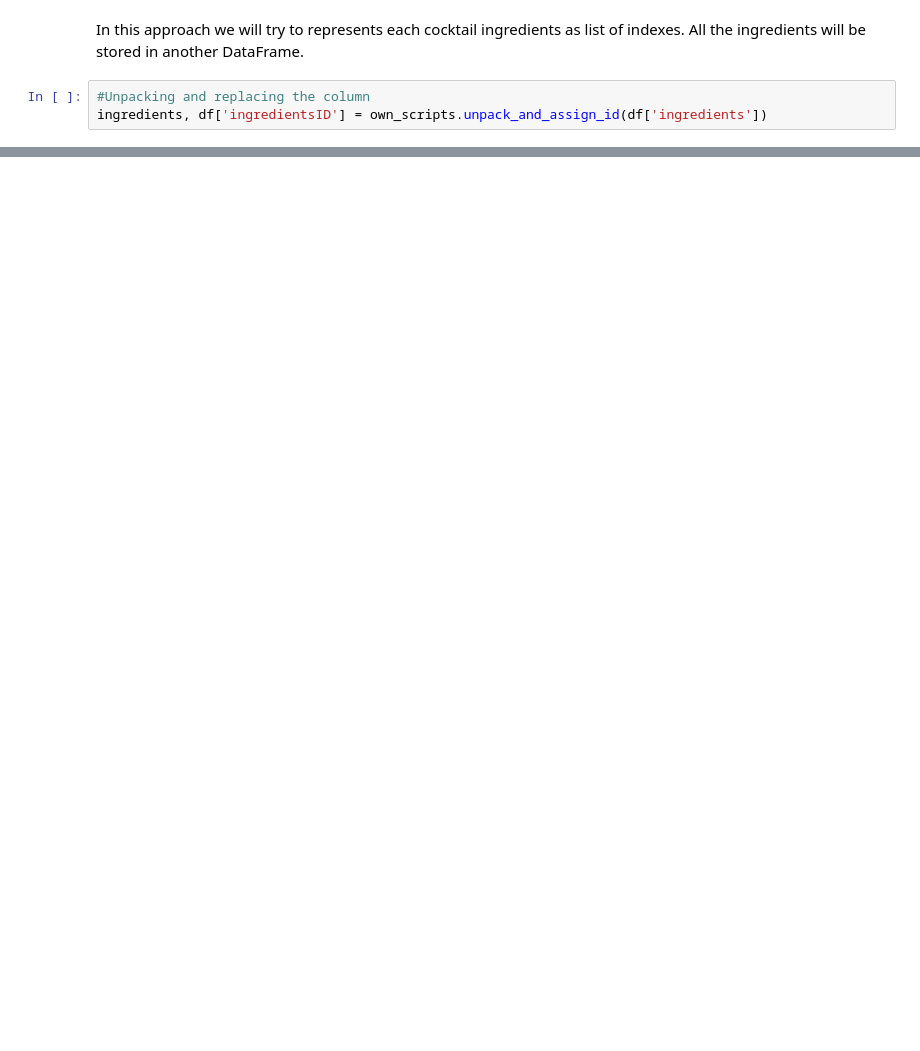
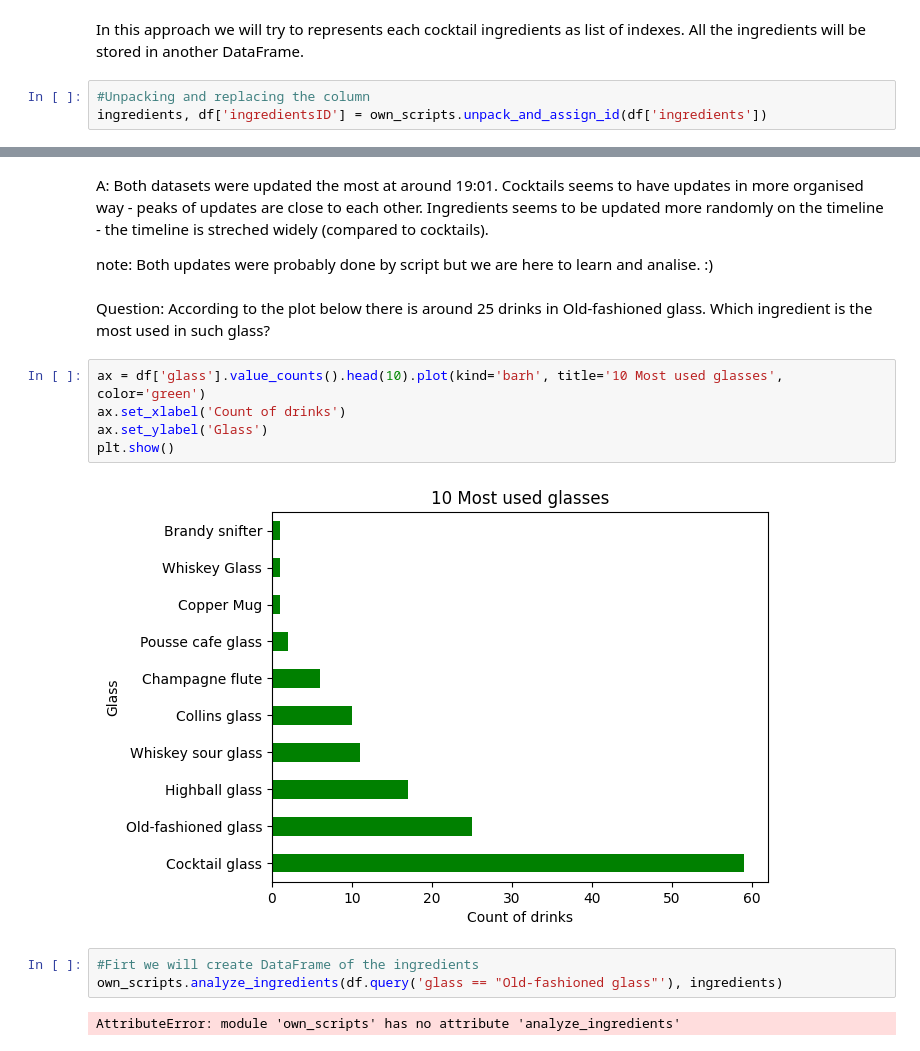
Before and after one commit to Macsok/Exploratory-Data-Analysis, a Jupyter notebook: EDA analyses/interpretation_of_whole_dataset.ipynb, the cells around one changed output, grey strips where cells are left out. Cells and saved outputs as stored; diff of their text form; blank space fills up the shorter version.

Commit message:
Answered a couple of questions, ploted some properties

```diff
--- a/EDA analyses/interpretation_of_whole_dataset.ipynb
+++ b/EDA analyses/interpretation_of_whole_dataset.ipynb
@@ -31,0 +119,18 @@ df.head()
+# %% [markdown]
+A: Both datasets were updated the most at around 19:01. Cocktails seems to have updates in more organised way - peaks of updates are close to each other. Ingredients seems to be updated more randomly on the timeline - the timeline is streched widely (compared to cocktails).
+
+note: Both updates were probably done by script but we are here to learn and analise. :)
+# %% [markdown]
+Question: According to the plot below there is around 25 drinks in Old-fashioned glass. Which ingredient is the most used in such glass?
+# %%
+ax = df['glass'].value_counts().head(10).plot(kind='barh', title='10 Most used glasses', color='green')
+ax.set_xlabel('Count of drinks')
+ax.set_ylabel('Glass')
+plt.show()
+# %% [output]
+[figure, added]
+# %%
+#Firt we will create DataFrame of the ingredients
+own_scripts.analyze_ingredients(df.query('glass == "Old-fashioned glass"'), ingredients)
+# %% [output]
+AttributeError: module 'own_scripts' has no attribute 'analyze_ingredients'
```
Also changed, not shown: parts of 17 cells of this notebook.
